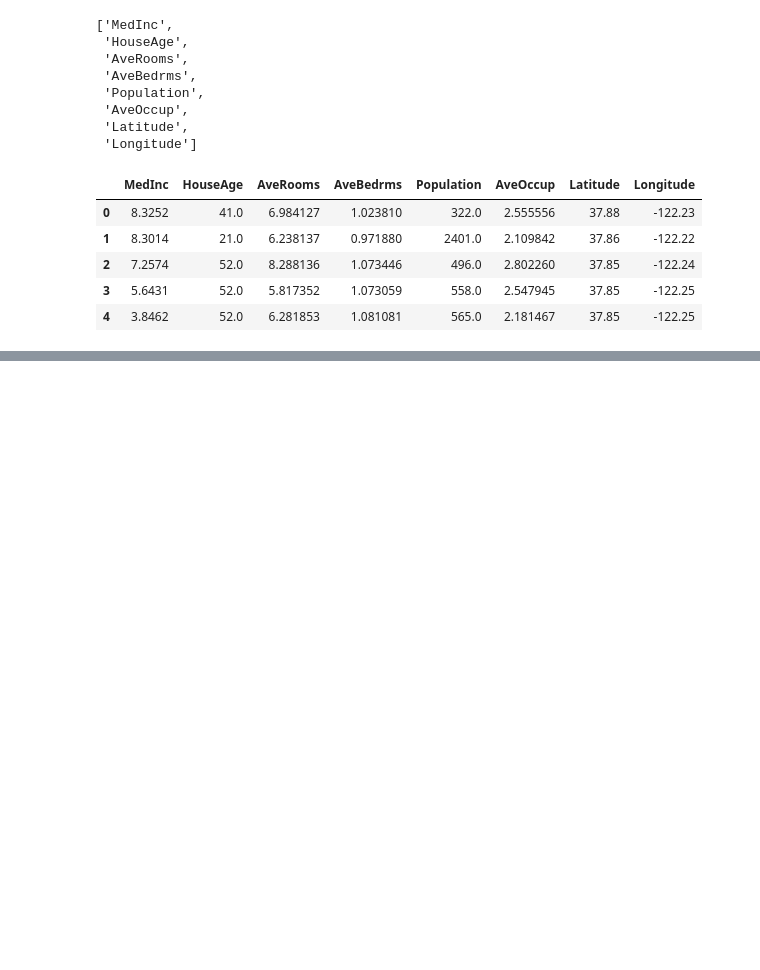
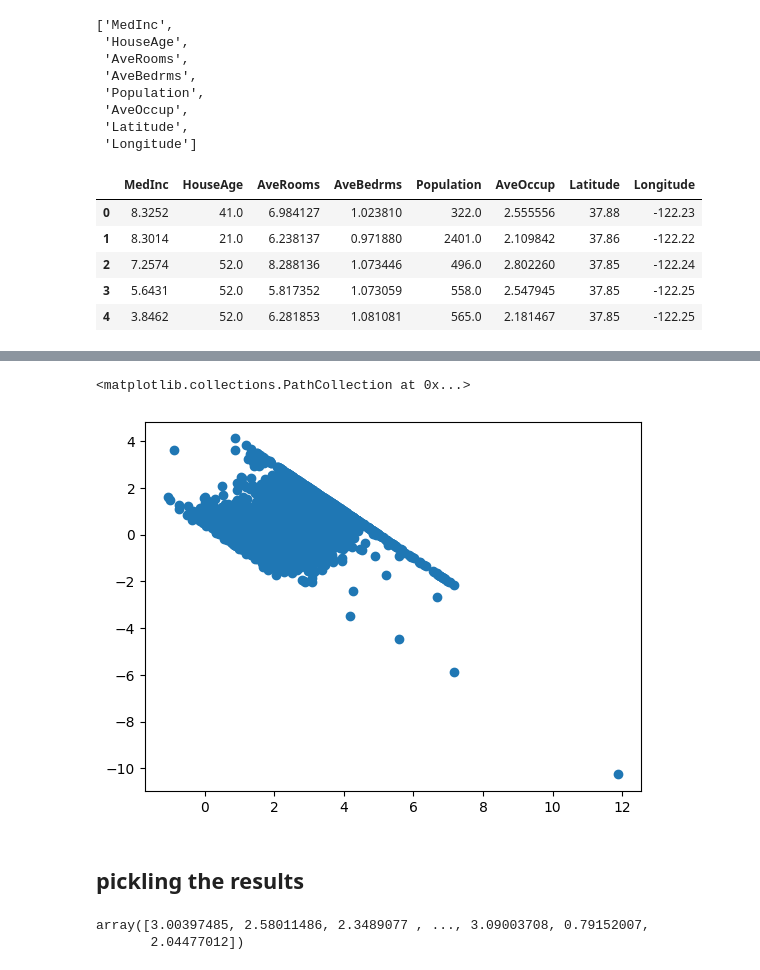
Before and after one commit to 2022BCD0052/Machine-Learning, a Jupyter notebook: Linear Regression Practical/basic project/multiplelinearlegression.ipynb, the cells around one changed output, grey strips where cells are left out. Cells and saved outputs as stored; diff of their text form; code cells hidden in the pictures; blank space fills up the shorter version.

```diff
--- a/Linear Regression Practical/basic project/multiplelinearlegression.ipynb
+++ b/Linear Regression Practical/basic project/multiplelinearlegression.ipynb
@@ -95,0 +277,7 @@ dataset.head()
+# %%
+plt.scatter(y_pred,residuals)
+# %% [output]
+<matplotlib.collections.PathCollection at 0x...>
+[figure, added]
+# %% [markdown]
+## pickling the  results
@@ -95,0 +289,5 @@ dataset.head()
+# %%
+model.predict(X_test)
+# %% [output]
+array([3.00397485, 2.58011486, 2.3489077 , ..., 3.09003708, 0.79152007,
+       2.04477012])
```
Also changed, not shown: parts of 28 cells of this notebook, 1 other file.
